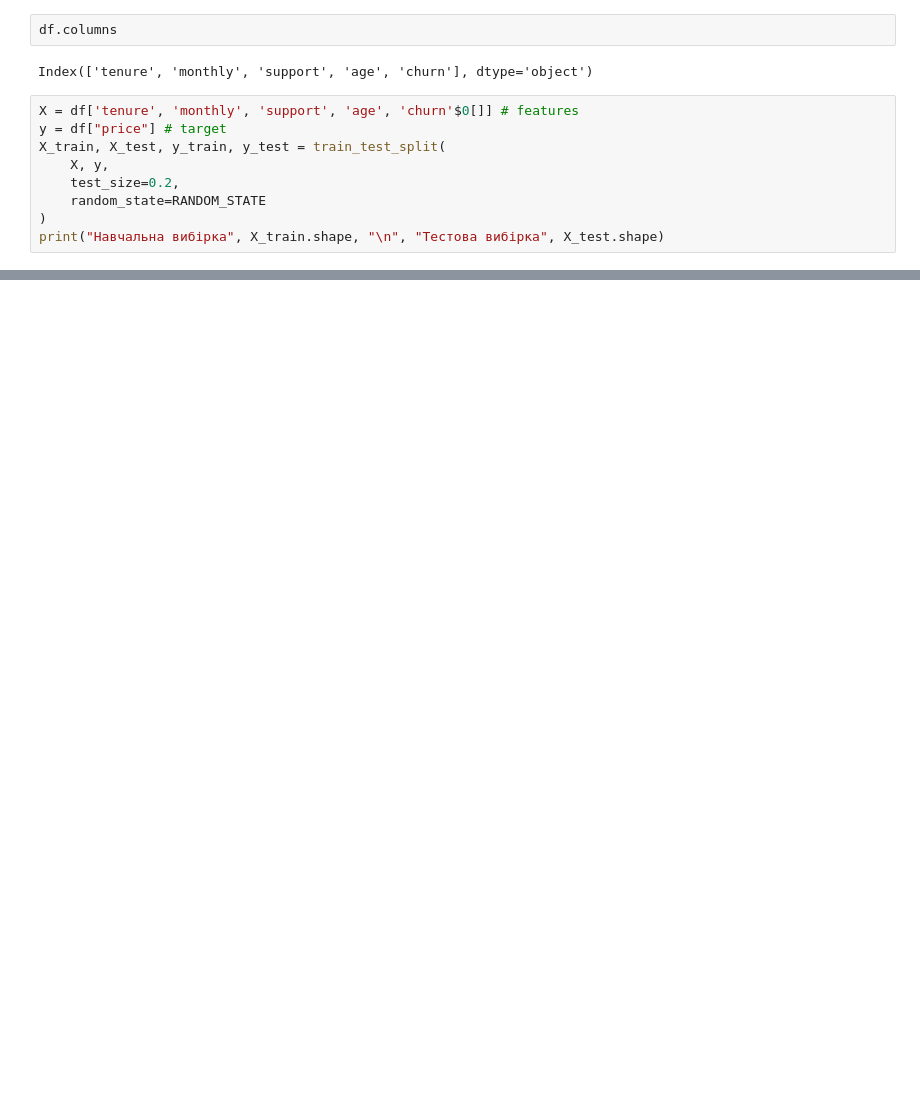
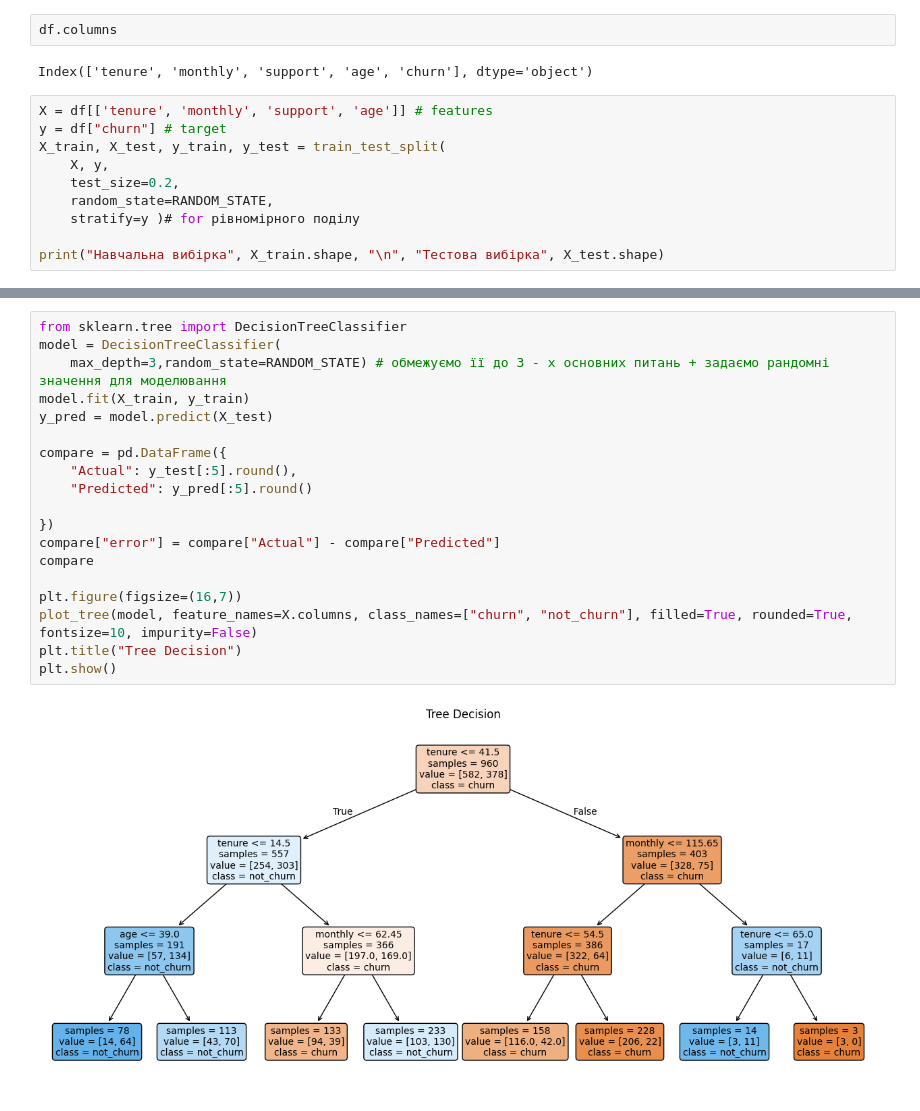
Before and after one commit to T-Svitlichna/DTA_Python, a Jupyter notebook: ML/Classification_DecisionTreeClassifier.ipynb, the cells around one changed output, grey strips where cells are left out. Drawn from its saved outputs; the diff is of its cells as text; blank space fills up the shorter version.

Commit message:
DecisionTree

```diff
--- a/ML/Classification_DecisionTreeClassifier.ipynb
+++ b/ML/Classification_DecisionTreeClassifier.ipynb
@@ -63,11 +63,12 @@ df.columns
 # %% [output]
 Index(['tenure', 'monthly', 'support', 'age', 'churn'], dtype='object')
 # %%
-X = df['tenure', 'monthly', 'support', 'age', 'churn'$0[]] # features
-y = df["price"] # target
+X = df[['tenure', 'monthly', 'support', 'age']] # features
+y = df["churn"] # target
 X_train, X_test, y_train, y_test = train_test_split(
     X, y,
     test_size=0.2,
-    random_state=RANDOM_STATE
-)
+    random_state=RANDOM_STATE,
+    stratify=y )# for рівномірного поділу
+
 print("Навчальна вибірка", X_train.shape, "\n", "Тестова вибірка", X_test.shape)
@@ -73,0 +102,21 @@ print("Навчальна вибірка", X_train.shape, "\n", "Тестова
+# %%
+from sklearn.tree import DecisionTreeClassifier
+model = DecisionTreeClassifier(
+    max_depth=3,random_state=RANDOM_STATE) # обмежуємо її до 3 - х основних питань + задаємо рандомні значення для моделювання
+model.fit(X_train, y_train)
+y_pred = model.predict(X_test)
+
+compare = pd.DataFrame({
+    "Actual": y_test[:5].round(),
+    "Predicted": y_pred[:5].round()
+
+})
+compare["error"] = compare["Actual"] - compare["Predicted"]
+compare
+
+plt.figure(figsize=(16,7))
+plot_tree(model, feature_names=X.columns, class_names=["churn", "not_churn"], filled=True, rounded=True, fontsize=10, impurity=False)
+plt.title("Tree Decision")
+plt.show()
+# %% [output]
+[figure, added]
```
Also changed, not shown: parts of 7 cells of this notebook.
